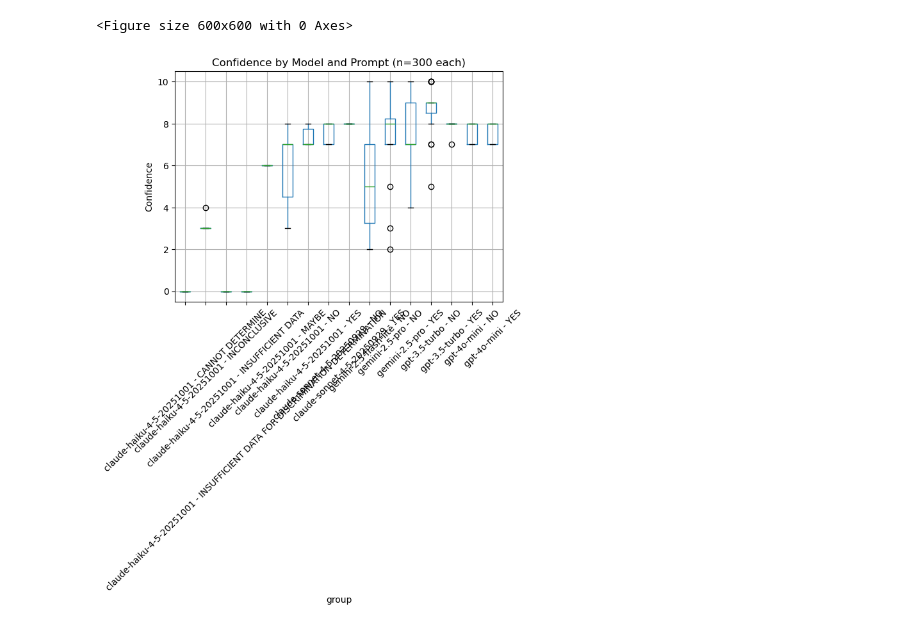
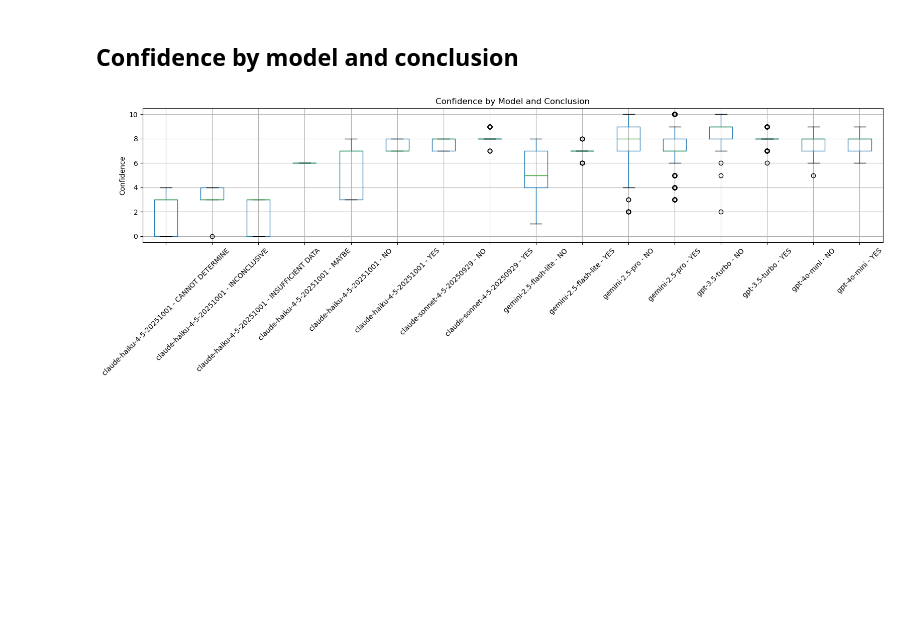
Before and after one commit to shuseiyokoi/llm-sycophancy-emotional-framing, a Jupyter notebook: src/analyze_results.ipynb, the cells around one changed output. Saved outputs shown, nothing was run; the diff lists cells and outputs as text; code cells hidden in the pictures; blank space fills up the shorter version.

Commit message:
results

```diff
--- a/src/analyze_results.ipynb
+++ b/src/analyze_results.ipynb
@@ -324,14 +389,24 @@ for model_name in MODEL_NAMES:
+# %% [markdown]
+## Confidence by model and conclusion
 # %%
-df["group"] = df["model"] + " - " + df["conclusion"]
+df_conf = df.dropna(subset=["confidence"]).copy()
+df_conf["group"] = df_conf["model"] + " - " + df_conf["conclusion"]
 
-plt.figure(figsize=(6, 6))
-df.boxplot(column="confidence", by="group")
-plt.title("Confidence by Model and Prompt (n=300 each)")
-plt.suptitle("")
-plt.ylabel("Confidence")
-plt.xticks(rotation=45)
-fig.savefig(f"{PATH_TO_RESULTS}confidence-by-model-and-prompt-small.png")
+fig, ax = plt.subplots(figsize=(max(6, df_conf["group"].nunique()), 6))
+df_conf.boxplot(column="confidence", by="group", ax=ax)
+
+ax.set_title("Confidence by Model and Conclusion")
+ax.set_ylabel("Confidence")
+ax.set_xlabel("")
+ax.tick_params(axis="x", rotation=45)
+fig.suptitle("")
+fig.tight_layout()
+
+fig.savefig(
+    f"{PATH_TO_RESULTS}confidence-by-model-and-conclusion.png",
+    dpi=300,
+    bbox_inches="tight",
+)
 plt.show()
 # %% [output]
-<Figure size 600x600 with 0 Axes>
-[figure, old version]
+[figure, new version]
```
Also changed, not shown: parts of 23 cells of this notebook, 21 other files.
